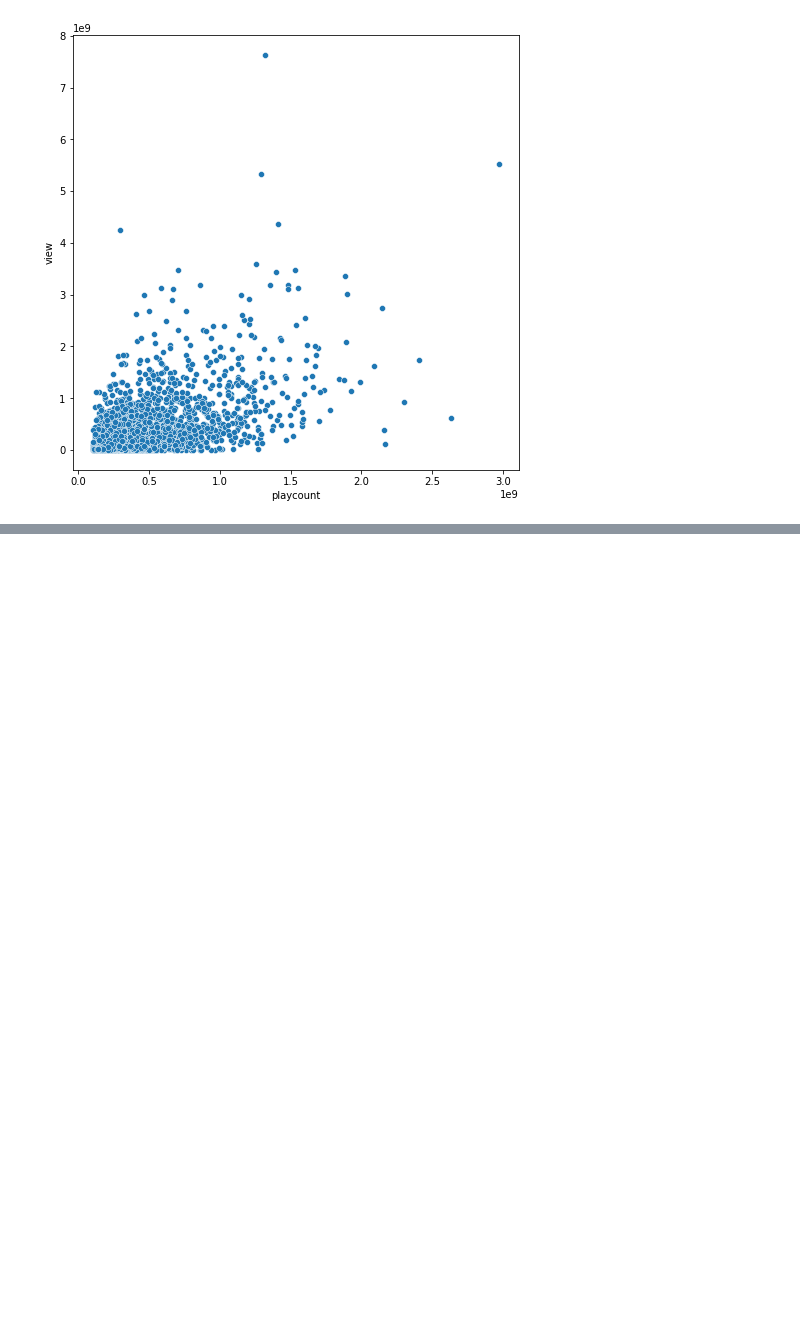
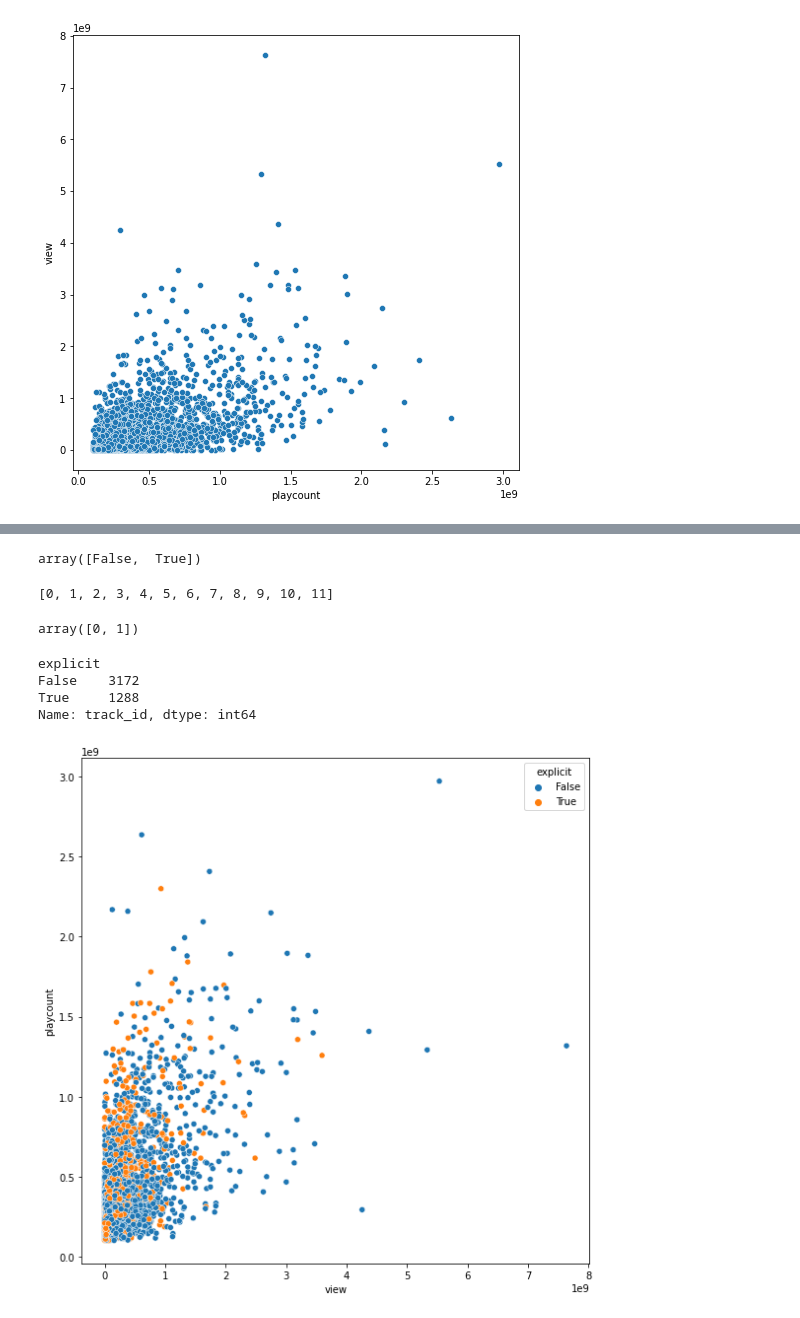
Before and after one commit to vietcheems/Music-Popularity-Analysis, a Jupyter notebook: Analysis/analysis.ipynb, the cells around one changed output, grey strips where cells are left out. Saved outputs shown, nothing was run; the diff lists cells and outputs as text; code cells hidden in the pictures; blank space fills up the shorter version.

```diff
--- a/Analysis/analysis.ipynb
+++ b/Analysis/analysis.ipynb
@@ -85,0 +116,23 @@ sns.scatterplot(data=df, x="playcount", y="view", hue=None, ax=ax)
+# %%
+df['explicit'].unique()
+# %% [output]
+array([False,  True])
+# %%
+sorted(df['key'].unique())
+# %% [output]
+[0, 1, 2, 3, 4, 5, 6, 7, 8, 9, 10, 11]
+# %%
+df['mode'].unique()
+# %% [output]
+array([0, 1])
+# %%
+print(df.groupby('explicit')['track_id'].count())
+f, ax = plt.subplots(figsize=(8, 8))
+sns.scatterplot(data=df, x="view", y="playcount", hue='explicit', ax=ax)
+f.tight_layout()
+# %% [output]
+explicit
+False    3172
+True     1288
+Name: track_id, dtype: int64
+[figure, added]
```
Also changed, not shown: parts of 20 cells of this notebook, 2 other files.
